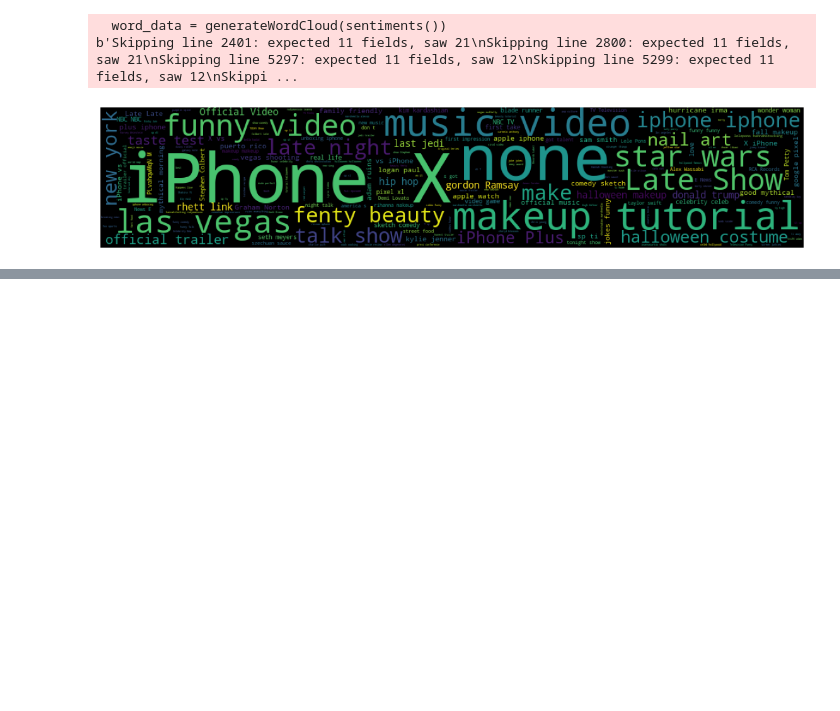
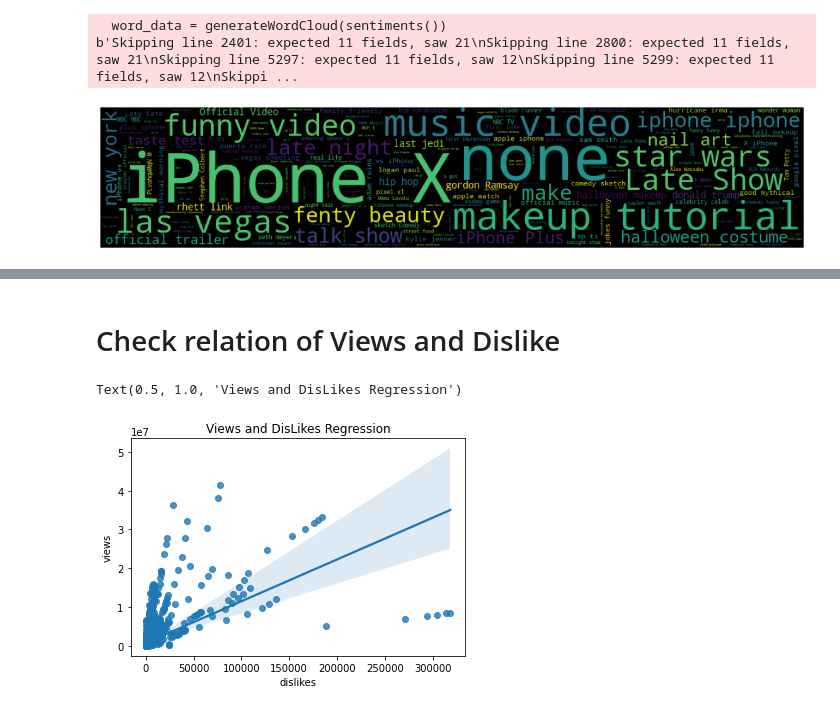
Before and after one commit to serverless-yoda/machine-learnings, a Jupyter notebook: Data Analytics/Youtube Videos Tag Sentiments Analysis.ipynb, the cells around one changed output, grey strips where cells are left out. Drawn from its saved outputs; the diff is of its cells as text; code cells hidden in the pictures; blank space fills up the shorter version.

```diff
--- a/Data Analytics/Youtube Videos Tag Sentiments Analysis.ipynb
+++ b/Data Analytics/Youtube Videos Tag Sentiments Analysis.ipynb
@@ -38,0 +49,8 @@ b'Skipping line 2401: expected 11 fields, saw 21\nSkipping line 2800: expected 1
+# %% [markdown]
+# Check relation of Views and Dislike
+# %%
+sns.regplot(data=df,x='dislikes',y='views')
+plt.title('Views and DisLikes Regression')
+# %% [output]
+Text(0.5, 1.0, 'Views and DisLikes Regression')
+[figure, added]
```
Also changed, not shown: parts of 4 cells of this notebook.
